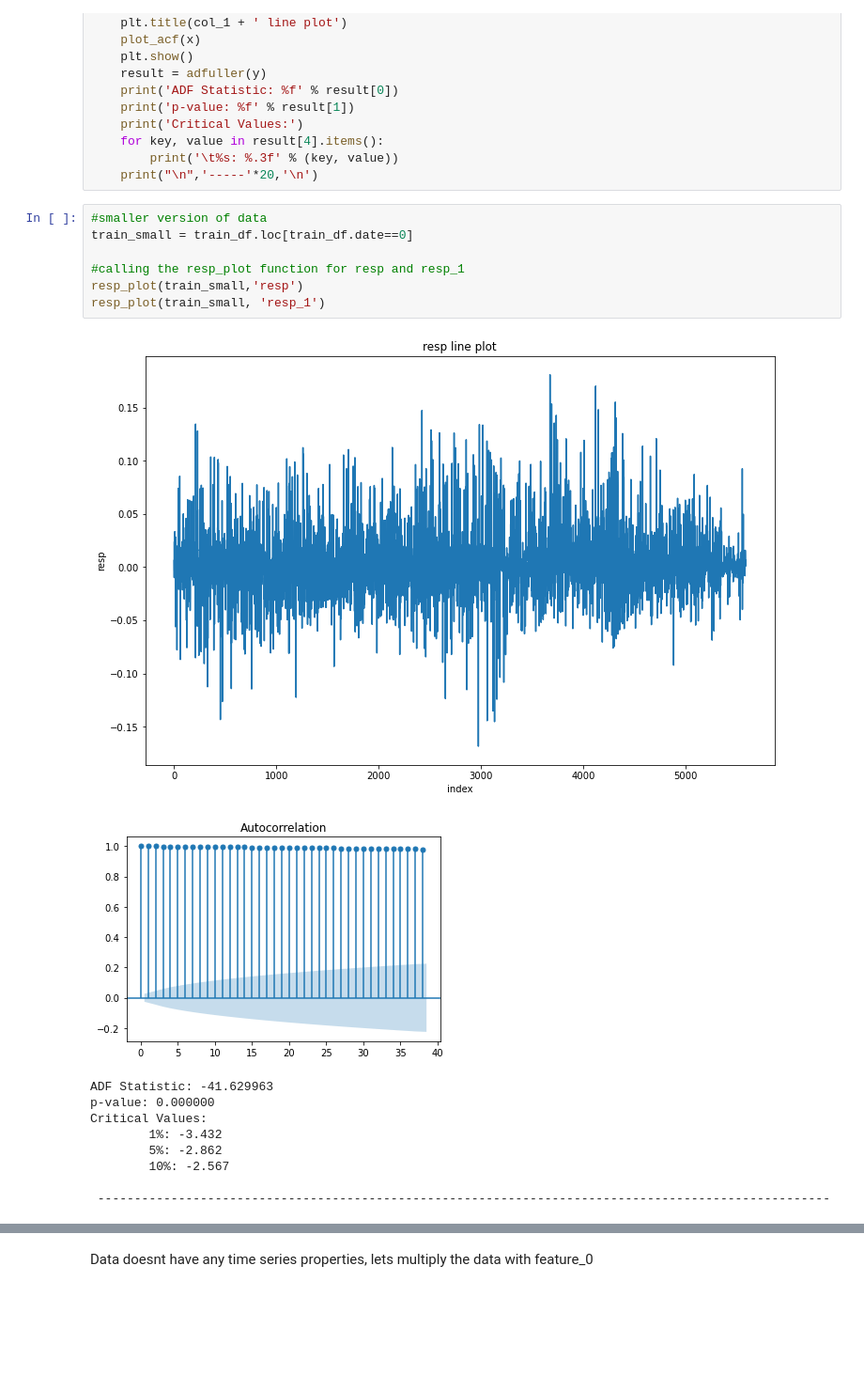
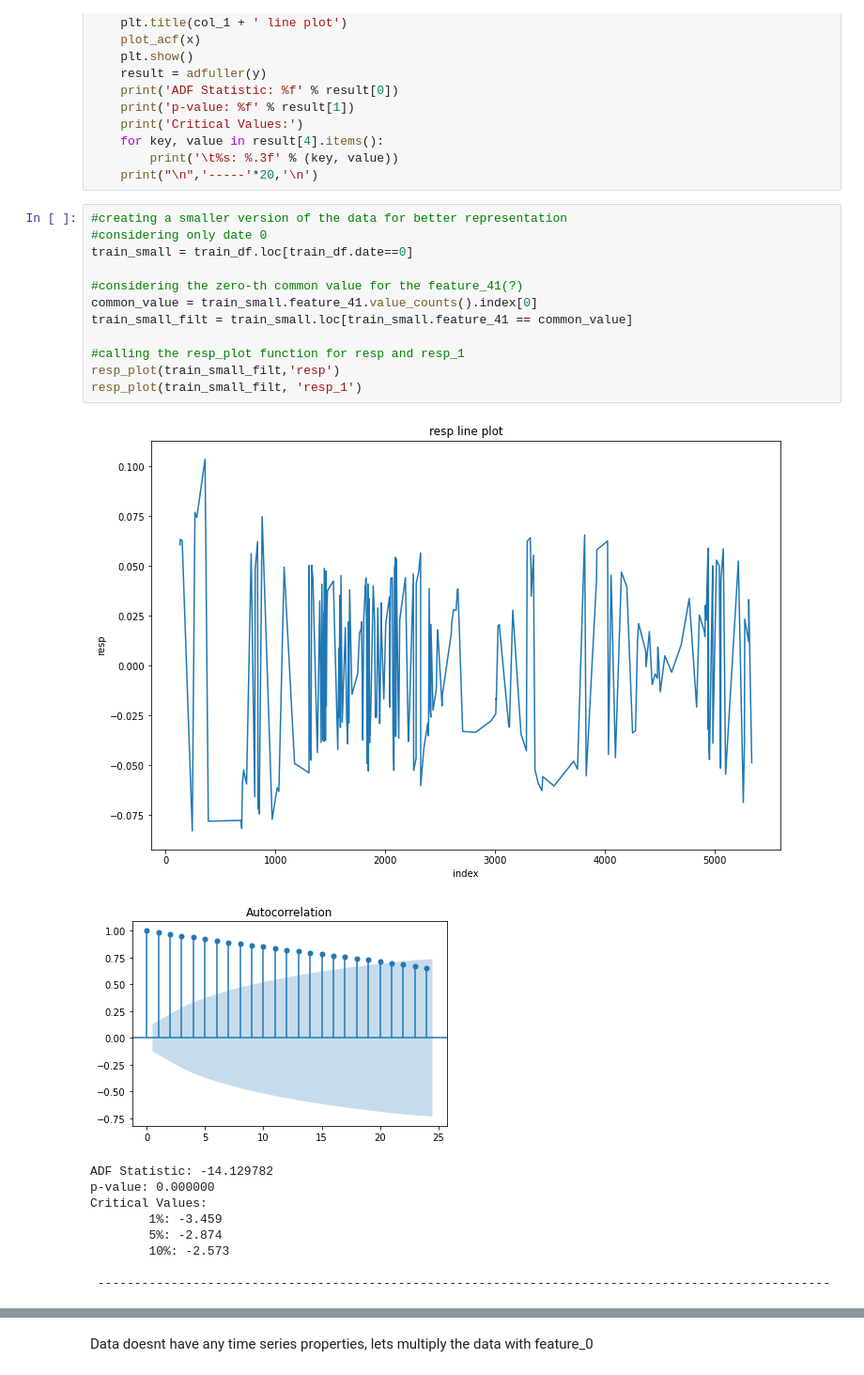
Before and after one commit to ahmadsayeb/jane_street, a Jupyter notebook: jane_street.ipynb, the cells around one changed output, grey strips where cells are left out. Shown at 94% size. Drawn from its saved outputs; the diff is of its cells as text; blank space fills up the shorter version.

Commit message:
multiplied the data with feature_0. A small sample of the data changes in an interesting way after the multiplication

```diff
--- a/jane_street.ipynb
+++ b/jane_street.ipynb
@@ -220,20 +220,25 @@ def resp_plot(data, col_1):
         print('\t%s: %.3f' % (key, value))
     print("\n",'-----'*20,'\n')
 # %%
-#smaller version of data
+#creating a smaller version of the data for better representation
+#considering only date 0
 train_small = train_df.loc[train_df.date==0]
 
+#considering the zero-th common value for the feature_41(?)
+common_value = train_small.feature_41.value_counts().index[0]
+train_small_filt = train_small.loc[train_small.feature_41 == common_value]
+
 #calling the resp_plot function for resp and resp_1
-resp_plot(train_small,'resp')
-resp_plot(train_small, 'resp_1')
+resp_plot(train_small_filt,'resp')
+resp_plot(train_small_filt, 'resp_1')
 # %% [output]
-[figure, old version]
+[figure, new version]
-[figure, old version]
+[figure, new version]
-ADF Statistic: -41.629963
+ADF Statistic: -14.129782
 p-value: 0.000000
 Critical Values:
-        1%: -3.432
-        5%: -2.862
-        10%: -2.567
+        1%: -3.459
+        5%: -2.874
+        10%: -2.573
 
  ----------------------------------------------------------------------------------------------------
```
Also changed, not shown: parts of 4 cells of this notebook.
